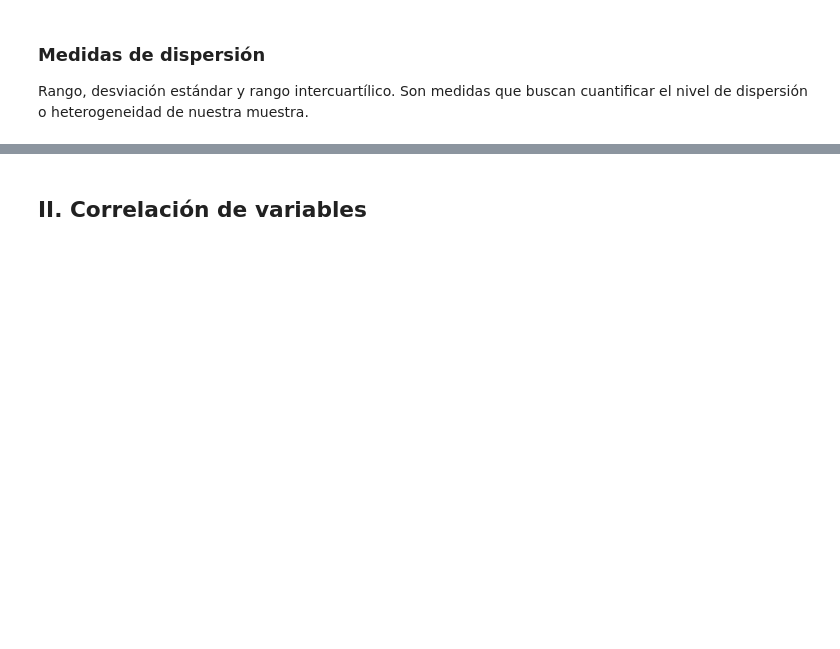
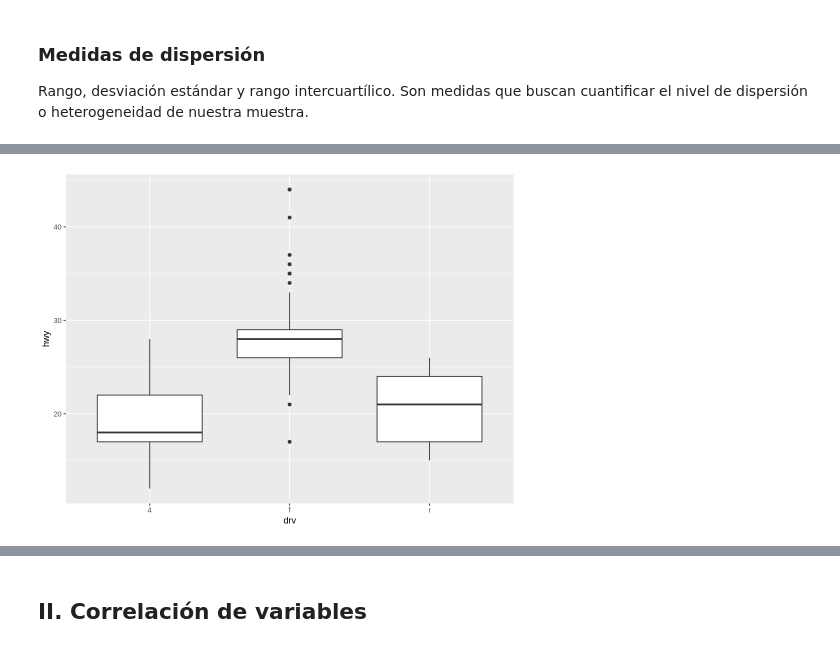
Before and after one commit to majorquev/DBDC_202409_Programacion_en_R_para_ciencia_de_datos, a Jupyter notebook: Clases/C6/Clase6_1_Estadisticos_descriptivos_y_correlación.ipynb, the cells around one changed output, grey strips where cells are left out. Cells and saved outputs as stored; diff of their text form; code cells hidden in the pictures; blank space fills up the shorter version.

```diff
--- a/Clases/C6/Clase6_1_Estadisticos_descriptivos_y_correlación.ipynb
+++ b/Clases/C6/Clase6_1_Estadisticos_descriptivos_y_correlación.ipynb
@@ -71,0 +177,7 @@ Rango, desviación estándar  y rango intercuartílico. Son medidas que buscan c
+# %%
+mpg %>%
+  ggplot() +
+  aes(x = drv, y = hwy) +
+  geom_boxplot()
+# %% [output]
+[figure, added]
```
Also changed, not shown: parts of 20 cells of this notebook.
